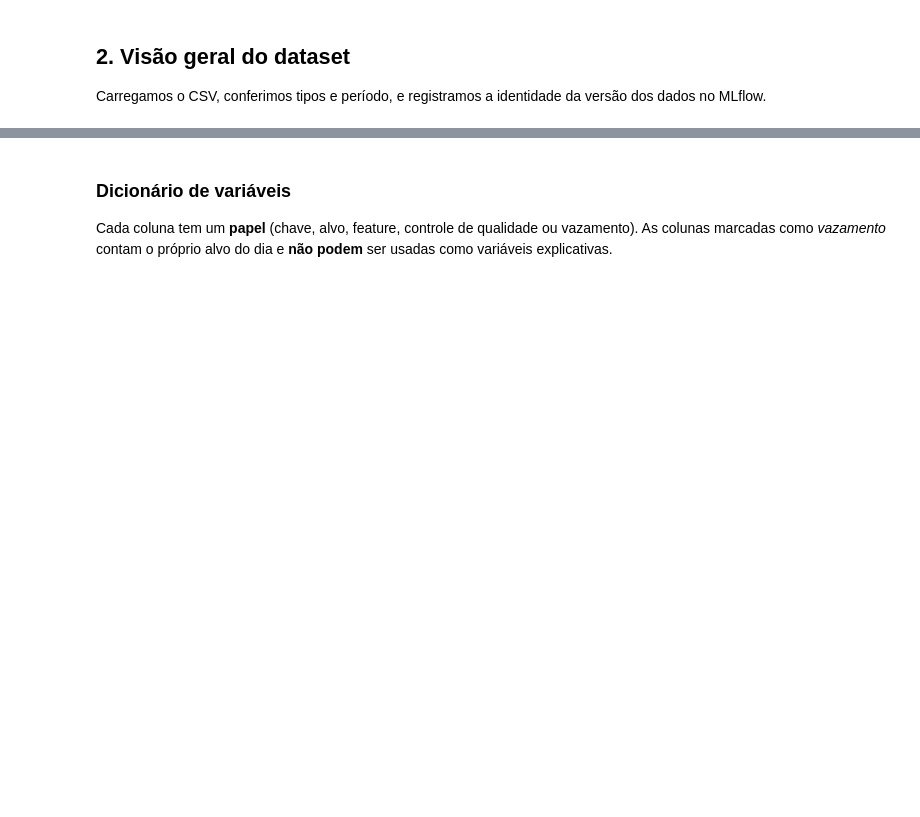
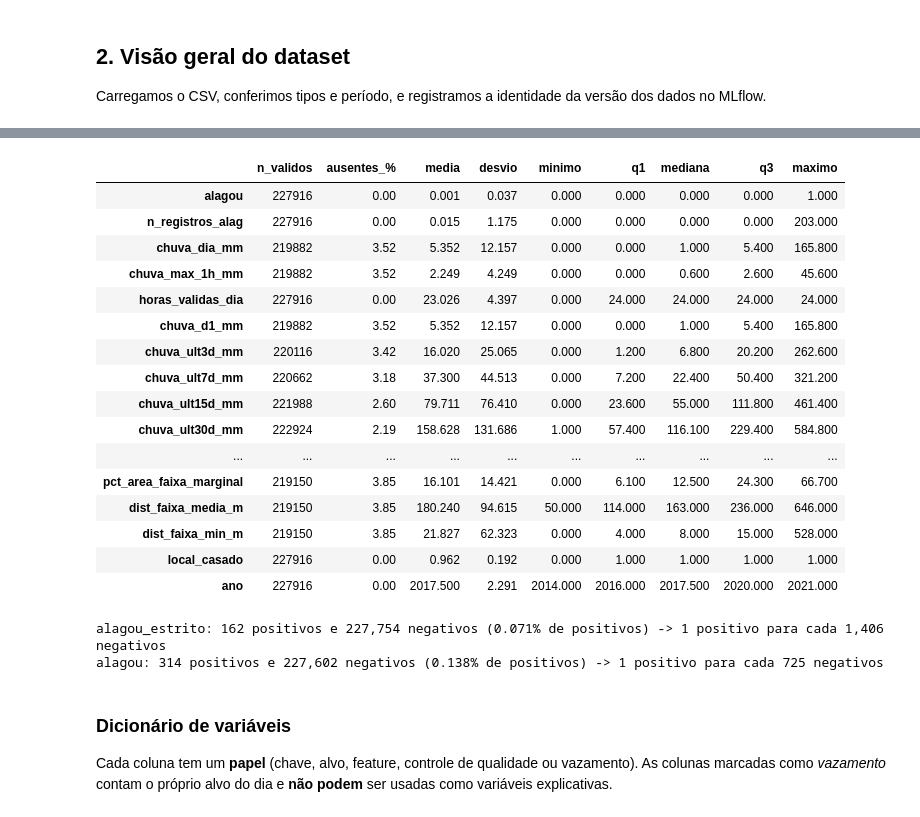
Before and after one commit to Sofia1653/Pluvia, a Jupyter notebook: notebooks/01_eda_preparacao.ipynb, the cells around one changed output, grey strips where cells are left out. Drawn from its saved outputs; the diff is of its cells as text; code cells hidden in the pictures; blank space fills up the shorter version.

Commit message:
docs: estatisticas descritivas, desbalanceamento e como obter o dataset na EDA

```diff
--- a/notebooks/01_eda_preparacao.ipynb
+++ b/notebooks/01_eda_preparacao.ipynb
@@ -111,3 +119,37 @@ display(resumo)
+# %%
+num = df.select_dtypes("number")
+desc = num.describe().T.rename(columns={"count": "n_validos", "mean": "media", "std": "desvio", "min": "minimo",
+                                        "25%": "q1", "50%": "mediana", "75%": "q3", "max": "maximo"})
+desc.insert(1, "ausentes_%", (num.isna().mean() * 100).round(2))
+desc["n_validos"] = desc["n_validos"].astype(int)
+display(desc.round(3))
+registrar_arquivo(desc, "estatisticas_descritivas.csv")
+
+for coluna in ["alagou_estrito", "alagou"]:
+    pos = int(df[coluna].sum()); neg = len(df) - pos
+    print(f"{coluna}: {pos} positivos e {neg:,} negativos ({100 * pos / len(df):.3f}% de positivos) "
+          f"-> 1 positivo para cada {neg / pos:,.0f} negativos")
+mlflow.log_metric("negativos_por_positivo_estrito", float((len(df) - df["alagou_estrito"].sum()) / df["alagou_estrito"].sum()))
+# %% [output]
+|  | n_validos | ausentes_% | media | desvio | minimo | q1 | mediana | q3 | maximo |
+| alagou | 227916 | 0.00 | 0.001 | 0.037 | 0.000 | 0.000 | 0.000 | 0.000 | 1.000 |
+| n_registros_alag | 227916 | 0.00 | 0.015 | 1.175 | 0.000 | 0.000 | 0.000 | 0.000 | 203.000 |
+| chuva_dia_mm | 219882 | 3.52 | 5.352 | 12.157 | 0.000 | 0.000 | 1.000 | 5.400 | 165.800 |
+| chuva_max_1h_mm | 219882 | 3.52 | 2.249 | 4.249 | 0.000 | 0.000 | 0.600 | 2.600 | 45.600 |
+| horas_validas_dia | 227916 | 0.00 | 23.026 | 4.397 | 0.000 | 24.000 | 24.000 | 24.000 | 24.000 |
+| chuva_d1_mm | 219882 | 3.52 | 5.352 | 12.157 | 0.000 | 0.000 | 1.000 | 5.400 | 165.800 |
+| chuva_ult3d_mm | 220116 | 3.42 | 16.020 | 25.065 | 0.000 | 1.200 | 6.800 | 20.200 | 262.600 |
+| chuva_ult7d_mm | 220662 | 3.18 | 37.300 | 44.513 | 0.000 | 7.200 | 22.400 | 50.400 | 321.200 |
+| chuva_ult15d_mm | 221988 | 2.60 | 79.711 | 76.410 | 0.000 | 23.600 | 55.000 | 111.800 | 461.400 |
+| chuva_ult30d_mm | 222924 | 2.19 | 158.628 | 131.686 | 1.000 | 57.400 | 116.100 | 229.400 | 584.800 |
+| ... | ... | ... | ... | ... | ... | ... | ... | ... | ... |
+| pct_area_faixa_marginal | 219150 | 3.85 | 16.101 | 14.421 | 0.000 | 6.100 | 12.500 | 24.300 | 66.700 |
+| dist_faixa_media_m | 219150 | 3.85 | 180.240 | 94.615 | 50.000 | 114.000 | 163.000 | 236.000 | 646.000 |
+| dist_faixa_min_m | 219150 | 3.85 | 21.827 | 62.323 | 0.000 | 4.000 | 8.000 | 15.000 | 528.000 |
+| local_casado | 227916 | 0.00 | 0.962 | 0.192 | 0.000 | 1.000 | 1.000 | 1.000 | 1.000 |
+| ano | 227916 | 0.00 | 2017.500 | 2.291 | 2014.000 | 2016.000 | 2017.500 | 2020.000 | 2021.000 |
+alagou_estrito: 162 positivos e 227,754 negativos (0.071% de positivos) -> 1 positivo para cada 1,406 negativos
+alagou: 314 positivos e 227,602 negativos (0.138% de positivos) -> 1 positivo para cada 725 negativos
 # %% [markdown]
 ### Dicionário de variáveis
 Cada coluna tem um **papel** (chave, alvo, feature, controle de qualidade ou vazamento). As colunas marcadas como *vazamento* contam o próprio alvo do dia e **não podem** ser usadas como variáveis explicativas.
```
Also changed, not shown: parts of 5 cells of this notebook.
